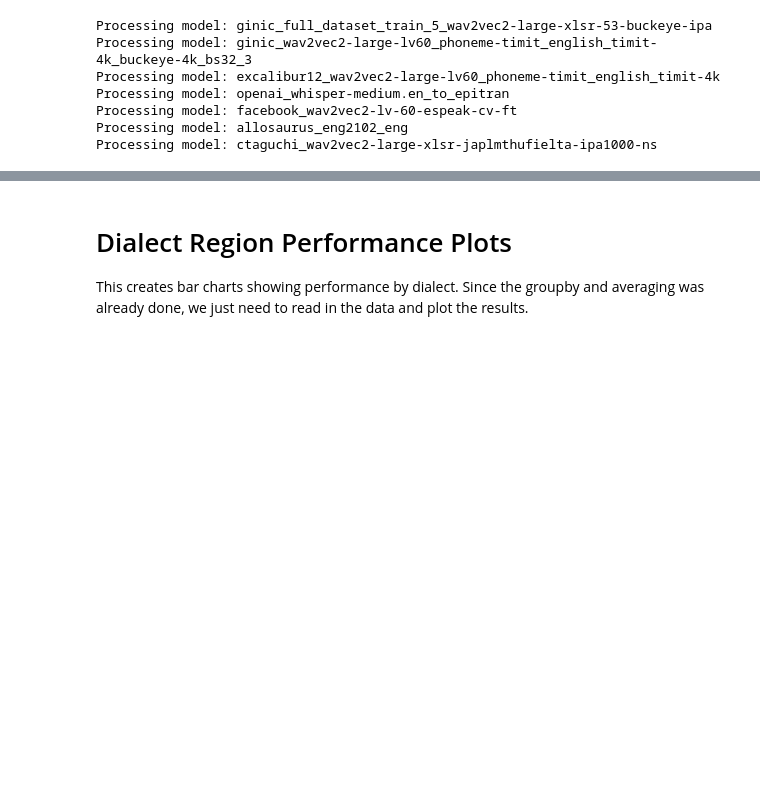
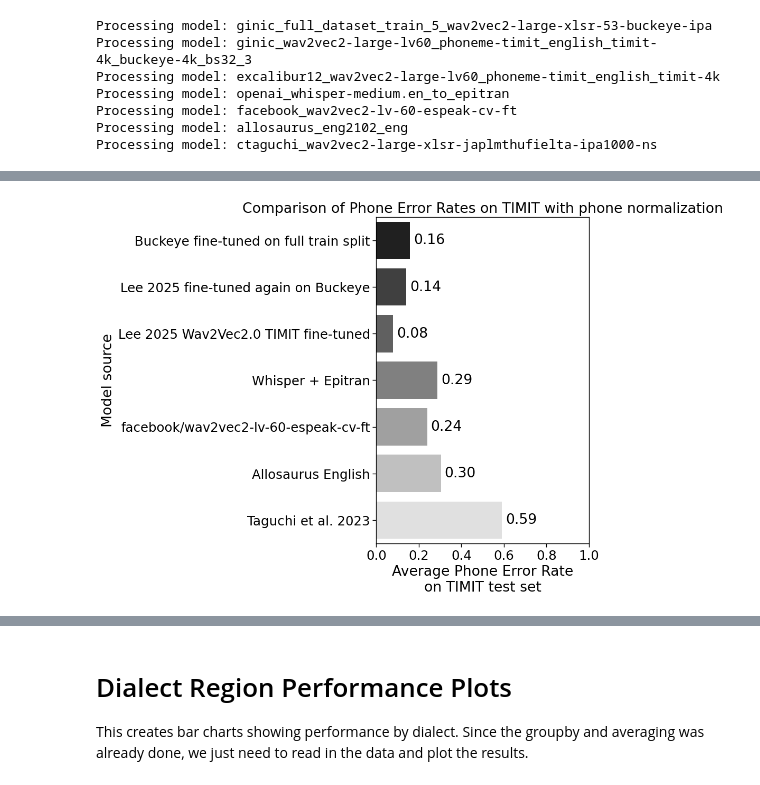
Before and after one commit to UMassCDS/wav2ipa, a Jupyter notebook: notebooks/amp_presentation/timit_evaluation_analysis_test_set_only_with_post_processing.ipynb, the cells around one changed output, grey strips where cells are left out. Cells and saved outputs as stored; diff of their text form; code cells hidden in the pictures; blank space fills up the shorter version.

```diff
--- a/notebooks/amp_presentation/timit_evaluation_analysis_test_set_only_with_post_processing.ipynb
+++ b/notebooks/amp_presentation/timit_evaluation_analysis_test_set_only_with_post_processing.ipynb
@@ -198,3 +208,7 @@ Processing model: openai_whisper-medium.en_to_epitran
 Processing model: facebook_wav2vec2-lv-60-espeak-cv-ft
 Processing model: allosaurus_eng2102_eng
 Processing model: ctaguchi_wav2vec2-large-xlsr-japlmthufielta-ipa1000-ns
+# %%
+aggregate_perf_df = pd.DataFrame(agg_results)
+display(aggregate_perf_df)
+aggregate_perf_df.to_csv()
@@ -213,3 +237,19 @@ display(all_results_df.head())
 | 4 | /Users/virginia/workspace/multipa... | pɹ̩dəkʃɪnmeɪfɔlfɑɹbəloʊəkspɪkteɪʃ... | /DR1/FAKS0/SI943.WAV | /DR1/FAKS0/SI943.WAV | pɹədəkʃənmeɪfɔlfɑɹbl̩loʊɛkspɛkteɪ... | ginic/full_dataset_train_5_wav2ve... | ginic_full_dataset_train_5_wav2ve... | Buckeye fine-tuned on full train ... | ... |
 # %%
 # all_results_df = pd.read_csv(FULL_RESULTS_OUT)
+# %%
+plt.figure(figsize=(10, 8))
+
+g = sns.barplot(
+    data=aggregate_perf_df, y="Model source", x="mean_phone_error_rate", hue="Model source", palette=PALETTE, hue_order=hue_order
+)
+g.set_title("Comparison of Phone Error Rates on TIMIT with phone normalization")
+g.set_xlabel("Average Phone Error Rate\non TIMIT test set")
+g.set_xlim((0,1))
+
+for bar in g.containers:
+    g.bar_label(bar, fmt="%.2f", padding=5)
+plt.tight_layout()
+plt.savefig(VIZ_OUTPUT_DIR / "timit_PER_post_proc.eps", format="eps")
+# %% [output]
+[figure, added]
```
Also changed, not shown: parts of 11 cells of this notebook, 3 other files.
